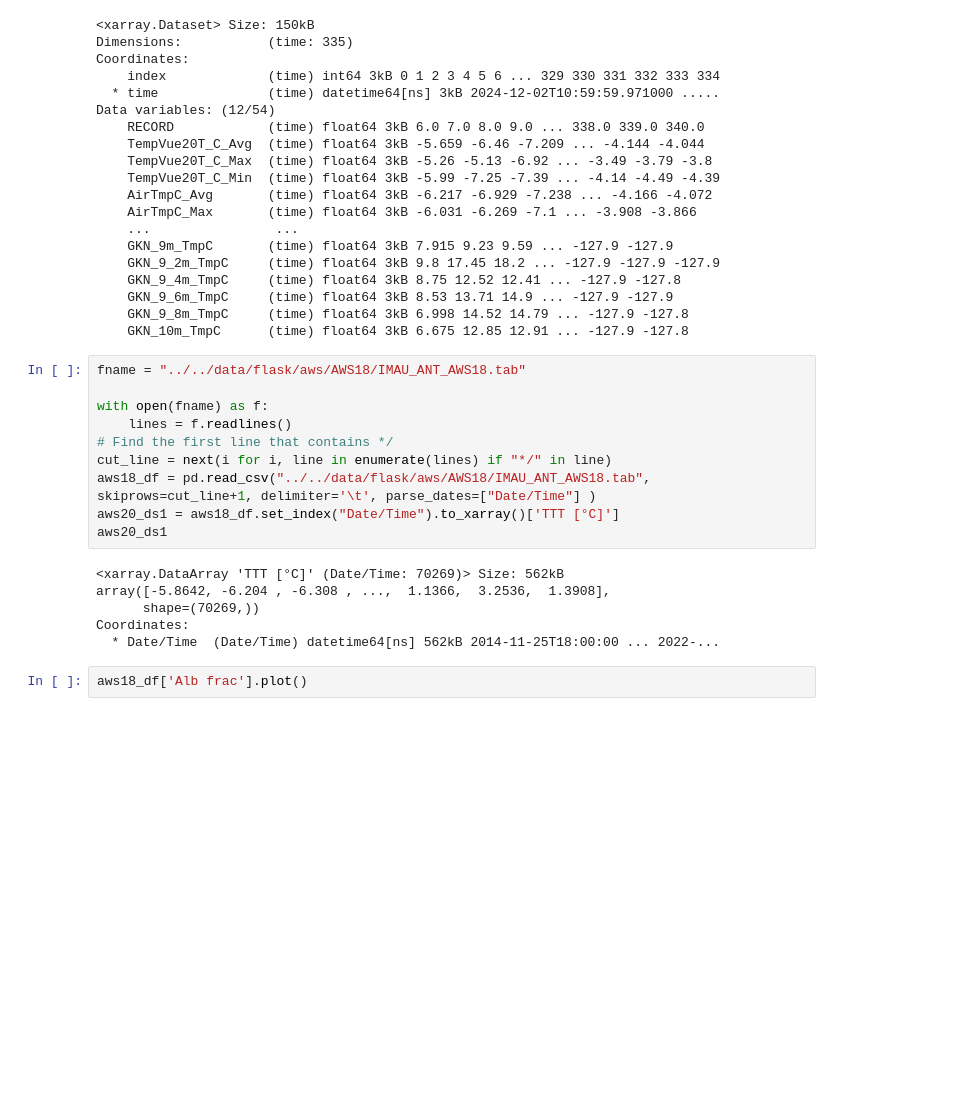
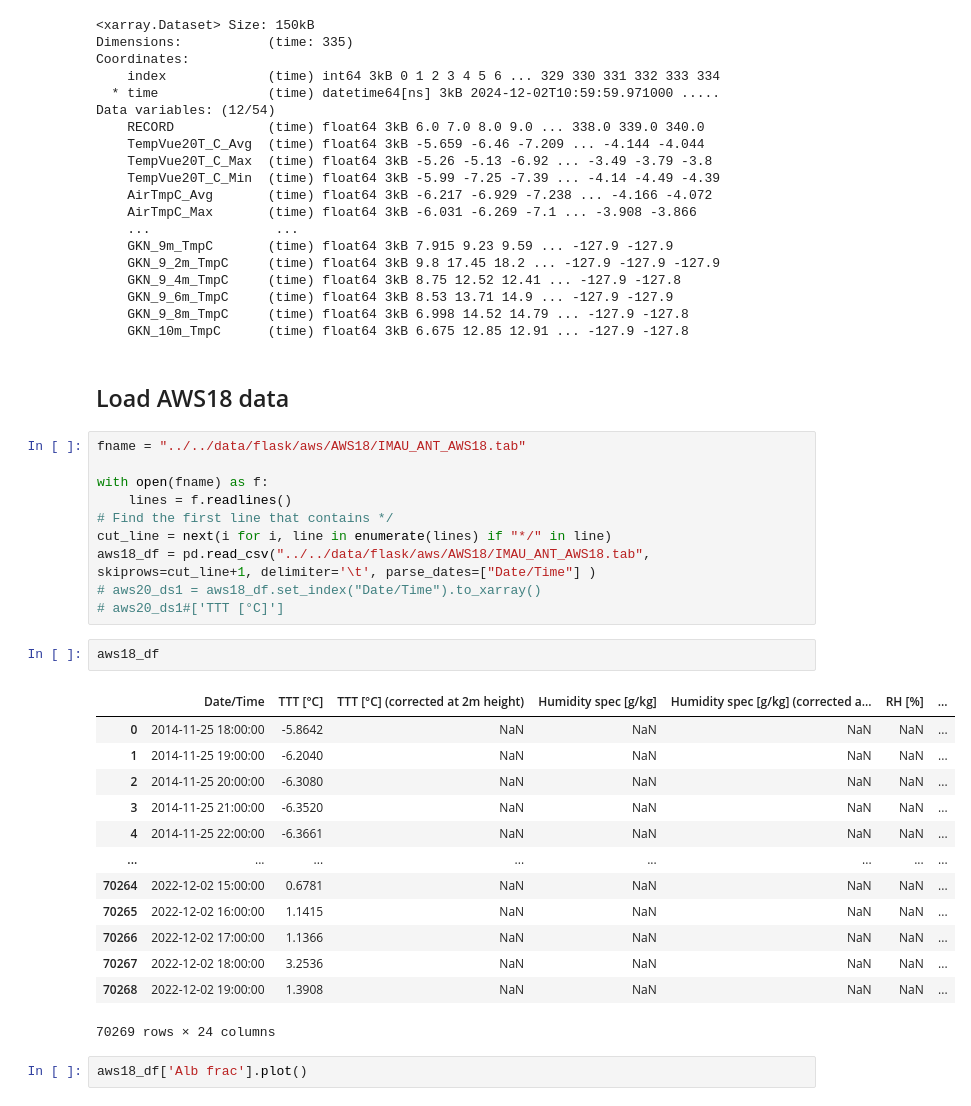
Before and after one commit to ldeo-glaciology/AntPen_NSF_NERC, a Jupyter notebook: code/aws/larsen_AWS.ipynb, the cells around one changed output. Cells and saved outputs as stored; diff of their text form; blank space fills up the shorter version.

```diff
--- a/code/aws/larsen_AWS.ipynb
+++ b/code/aws/larsen_AWS.ipynb
@@ -31,6 +44,8 @@ Data variables: (12/54)
     GKN_9_6m_TmpC     (time) float64 3kB 8.53 13.71 14.9 ... -127.9 -127.9
     GKN_9_8m_TmpC     (time) float64 3kB 6.998 14.52 14.79 ... -127.9 -127.8
     GKN_10m_TmpC      (time) float64 3kB 6.675 12.85 12.91 ... -127.9 -127.8
+# %% [markdown]
+## Load AWS18 data
 # %%
 fname = "../../data/flask/aws/AWS18/IMAU_ANT_AWS18.tab"
 
@@ -39,14 +54,24 @@ with open(fname) as f:
 # Find the first line that contains */
 cut_line = next(i for i, line in enumerate(lines) if "*/" in line)
 aws18_df = pd.read_csv("../../data/flask/aws/AWS18/IMAU_ANT_AWS18.tab", skiprows=cut_line+1, delimiter='\t', parse_dates=["Date/Time"] )
-aws20_ds1 = aws18_df.set_index("Date/Time").to_xarray()['TTT [°C]']
-aws20_ds1
+# aws20_ds1 = aws18_df.set_index("Date/Time").to_xarray()
+# aws20_ds1#['TTT [°C]']
-# %% [output]
-<xarray.DataArray 'TTT [°C]' (Date/Time: 70269)> Size: 562kB
-array([-5.8642, -6.204 , -6.308 , ...,  1.1366,  3.2536,  1.3908],
-      shape=(70269,))
-Coordinates:
-  * Date/Time  (Date/Time) datetime64[ns] 562kB 2014-11-25T18:00:00 ... 2022-...
+# %%
+aws18_df
+# %% [output]
+|  | Date/Time | TTT [°C] | TTT [°C] (corrected at 2m height) | Humidity spec [g/kg] | Humidity spec [g/kg] (corrected a... | RH [%] | ... |
+| 0 | 2014-11-25 18:00:00 | -5.8642 | NaN | NaN | NaN | NaN | ... |
+| 1 | 2014-11-25 19:00:00 | -6.2040 | NaN | NaN | NaN | NaN | ... |
+| 2 | 2014-11-25 20:00:00 | -6.3080 | NaN | NaN | NaN | NaN | ... |
+| 3 | 2014-11-25 21:00:00 | -6.3520 | NaN | NaN | NaN | NaN | ... |
+| 4 | 2014-11-25 22:00:00 | -6.3661 | NaN | NaN | NaN | NaN | ... |
+| ... | ... | ... | ... | ... | ... | ... | ... |
+| 70264 | 2022-12-02 15:00:00 | 0.6781 | NaN | NaN | NaN | NaN | ... |
+| 70265 | 2022-12-02 16:00:00 | 1.1415 | NaN | NaN | NaN | NaN | ... |
+| 70266 | 2022-12-02 17:00:00 | 1.1366 | NaN | NaN | NaN | NaN | ... |
+| 70267 | 2022-12-02 18:00:00 | 3.2536 | NaN | NaN | NaN | NaN | ... |
+| 70268 | 2022-12-02 19:00:00 | 1.3908 | NaN | NaN | NaN | NaN | ... |
+70269 rows × 24 columns
 # %%
 aws18_df['Alb frac'].plot()
 # %% [output]
```
Also changed, not shown: parts of 28 cells of this notebook, 2 other files.
